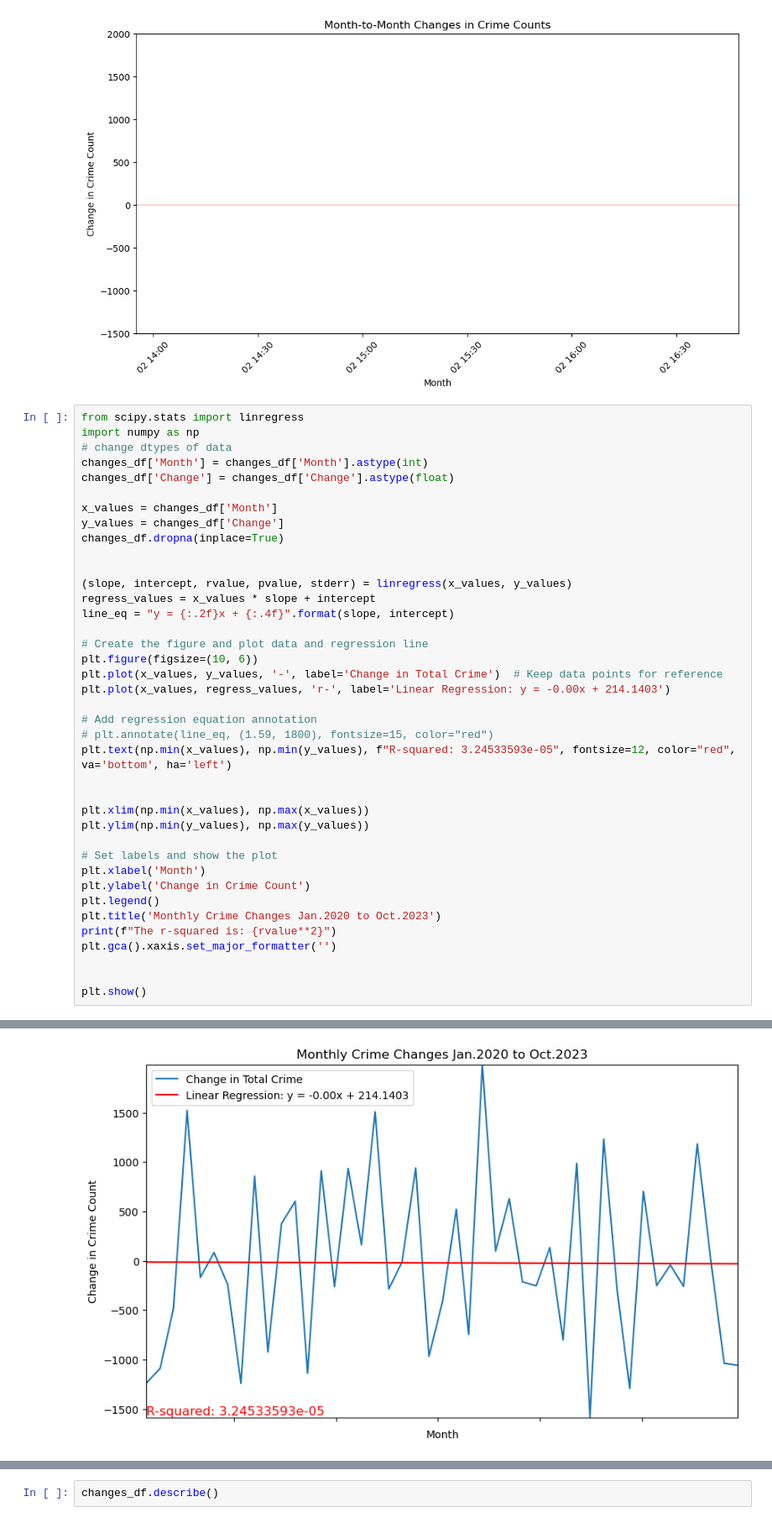
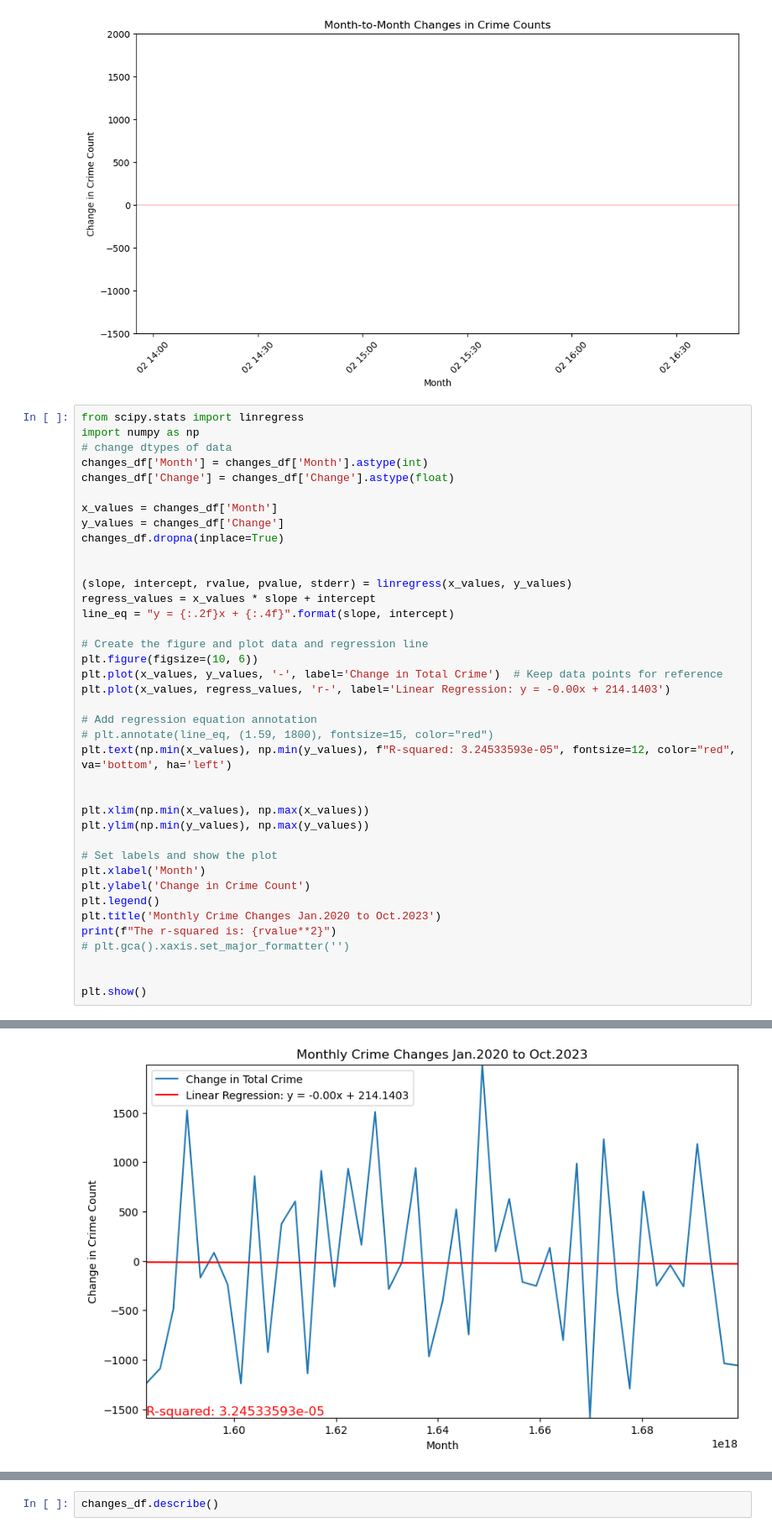
Before and after one commit to eshih22/la_crime_group_project, a Jupyter notebook: LA_crime_data.ipynb, the cells around one changed output, grey strips where cells are left out. Shown at 84% size. Saved outputs shown, nothing was run; the diff lists cells and outputs as text.

```diff
--- a/LA_crime_data.ipynb
+++ b/LA_crime_data.ipynb
@@ -562,32 +591,32 @@ changes_df.dropna(inplace=True)
 
 
 (slope, intercept, rvalue, pvalue, stderr) = linregress(x_values, y_values)
 regress_values = x_values * slope + intercept
 line_eq = "y = {:.2f}x + {:.4f}".format(slope, intercept)
 
 # Create the figure and plot data and regression line
 plt.figure(figsize=(10, 6))
 plt.plot(x_values, y_values, '-', label='Change in Total Crime')  # Keep data points for reference
 plt.plot(x_values, regress_values, 'r-', label='Linear Regression: y = -0.00x + 214.1403')
 
 # Add regression equation annotation
 # plt.annotate(line_eq, (1.59, 1800), fontsize=15, color="red")
 plt.text(np.min(x_values), np.min(y_values), f"R-squared: 3.24533593e-05", fontsize=12, color="red", va='bottom', ha='left')
 
 
 plt.xlim(np.min(x_values), np.max(x_values))
 plt.ylim(np.min(y_values), np.max(y_values))
 
 # Set labels and show the plot
 plt.xlabel('Month')
 plt.ylabel('Change in Crime Count')
 plt.legend()
 plt.title('Monthly Crime Changes Jan.2020 to Oct.2023')
 print(f"The r-squared is: {rvalue**2}")
-plt.gca().xaxis.set_major_formatter('')
+# plt.gca().xaxis.set_major_formatter('')
 
 
 plt.show()
 # %% [output]
 The r-squared is: 3.245335931312172e-05
-[figure, old version]
+[figure, new version]
```
Also changed, not shown: parts of 11 cells of this notebook, 2 other files.
